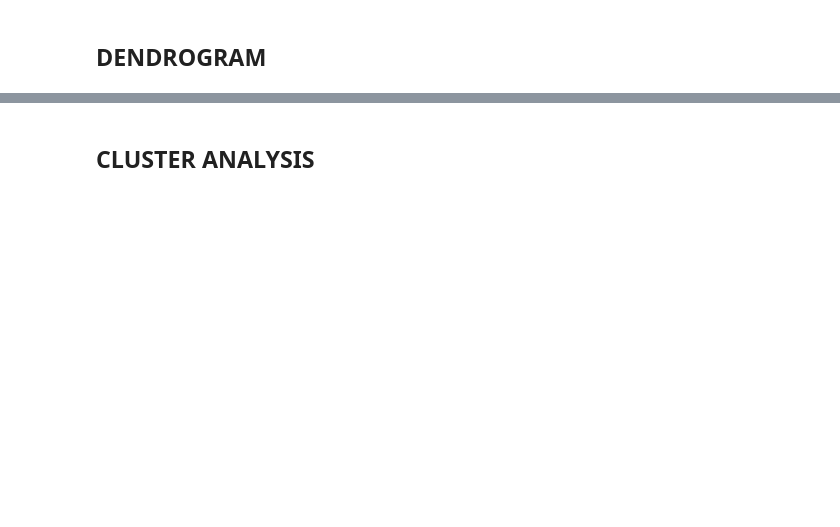
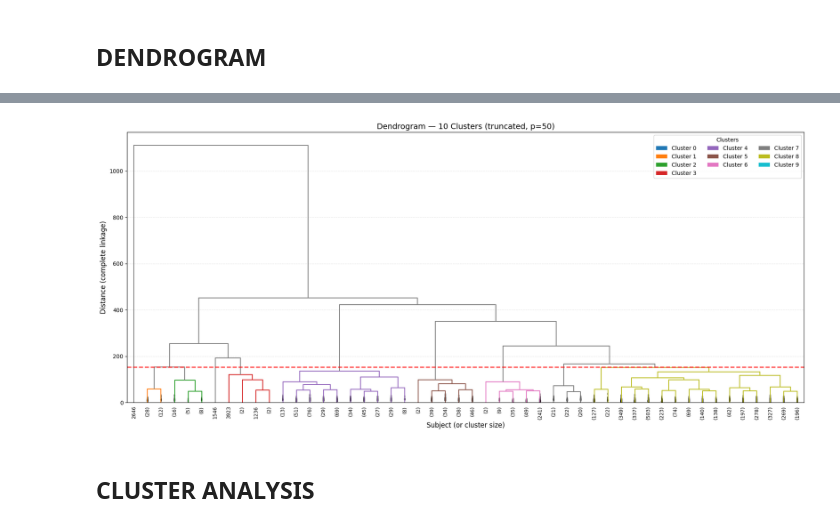
Before and after one commit to alicecalderini/DATAMINING_2-Project, a Jupyter notebook: 10. TIME SERIES/4.CLUSTERING HIERARCHICAL.ipynb, the cells around one changed output, grey strips where cells are left out. Drawn from its saved outputs; the diff is of its cells as text; code cells hidden in the pictures; blank space fills up the shorter version.

```diff
--- a/10. TIME SERIES/4.CLUSTERING HIERARCHICAL.ipynb
+++ b/10. TIME SERIES/4.CLUSTERING HIERARCHICAL.ipynb
@@ -397,6 +320,8 @@ Sweeping k ...
 # %%
-k = 12
-cluster_labels = fcluster(Z, best_k, criterion='maxclust') - 1
+best_k = 10   # set based on silhouette/elbow plots above
 
-# Define 6 distinct colors
-colors = ['#1f77b4', '#ff7f0e', '#2ca02c', '#d62728', '#9467bd', '#8c564b']
+cluster_labels = fcluster(Z, best_k, criterion="maxclust") - 1   # 0-indexed, shape (n_subjects,)
+
+print(f"Cluster labels assigned for k={best_k}")
+print(f"Unique clusters: {np.unique(cluster_labels)}")
+print(f"Counts: {np.bincount(cluster_labels)}")
@@ -459,2 +334,74 @@ Generating truncated dendrogram with 6 colors...
+# %%
+from scipy.cluster.hierarchy import fcluster
+
+cmap_d = get_cmap("tab10")
+colors = [cmap_d(i % 10) for i in range(best_k)]
+
+fig, ax = plt.subplots(figsize=(18, 8))
+
+cut_height = Z[-(best_k - 1), 2]
+
+R = dendrogram(
+    Z,
+    truncate_mode="lastp",
+    p=50,
+    ax=ax,
+    leaf_rotation=90,
+    leaf_font_size=9,
+    show_contracted=True,
+    color_threshold=cut_height,
+    above_threshold_color="gray"
+)
+
+ax.axhline(y=cut_height, color="red", linestyle="--", linewidth=2, alpha=0.8)
+
+# ── Map truncated leaves to cluster labels ────────────────────────────
+# In lastp mode, leaves are linkage node IDs, not subject indices.
+# For each node, find all original subjects underneath it and take
+# the majority cluster label.
+n_subjects = len(cluster_labels)
+
+def get_subjects_under_node(node_id, Z, n_subjects):
+    """Recursively collect all original leaf indices under a linkage node."""
+    if node_id < n_subjects:
+        return [node_id]
+    left  = int(Z[node_id - n_subjects, 0])
+    right = int(Z[node_id - n_subjects, 1])
+    return get_subjects_under_node(left, Z, n_subjects) + \
+           get_subjects_under_node(right, Z, n_subjects)
+
+leaf_order = R["leaves"]
+y_min, y_max = ax.get_ylim()
+bar_height = (y_max - y_min) * 0.02
+bar_y      = y_min - bar_height * 2
+
+for i, leaf in enumerate(leaf_order):
+    if leaf < n_subjects:
+        # Single subject — direct lookup
+        c = cluster_labels[leaf]
+    else:
+        # Merged node — majority vote among subjects underneath
+        subjects = get_subjects_under_node(leaf, Z, n_subjects)
+        counts   = np.bincount([cluster_labels[s] for s in subjects], minlength=best_k)
+        c        = int(np.argmax(counts))
+
+    color = colors[c % best_k]
+    ax.fill_between([i - 0.5, i + 0.5], bar_y, bar_y + bar_height,
+                    color=color, alpha=0.8)
+
+legend_elements = [Patch(facecolor=colors[i], label=f"Cluster {i}")
+                   for i in range(best_k)]
+ax.legend(handles=legend_elements, loc="upper right",
+          title="Clusters", ncol=3, fontsize=10)
+
+ax.set_xlabel("Subject (or cluster size)", fontsize=12)
+ax.set_ylabel("Distance (complete linkage)", fontsize=12)
+ax.set_title(f"Dendrogram — {best_k} Clusters (truncated, p=50)", fontsize=14)
+ax.grid(axis="y", linestyle="--", alpha=0.3)
+
+plt.tight_layout()
+plt.show()
+# %% [output]
+[figure, added]
 # %% [markdown]
 ## CLUSTER ANALYSIS
```
Also changed, not shown: parts of 37 cells of this notebook, 5 other files.
